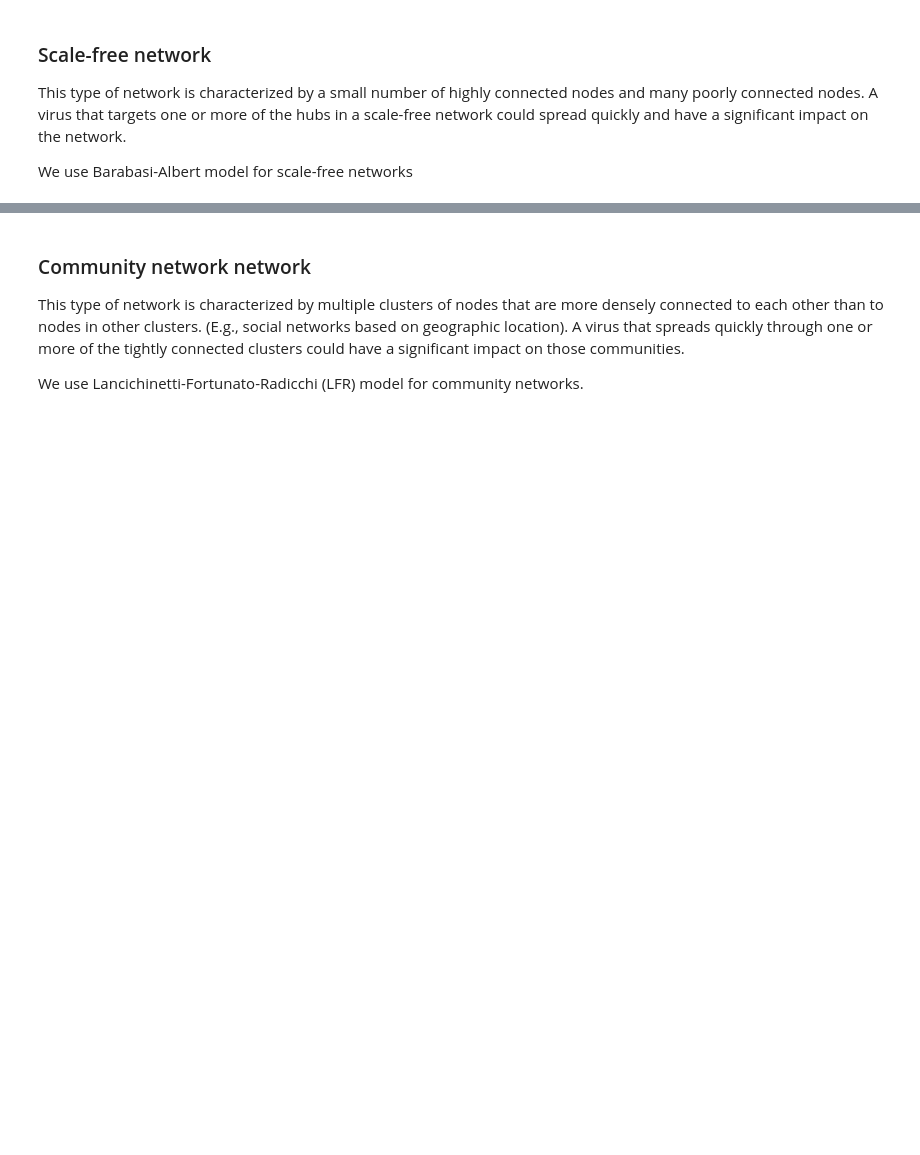
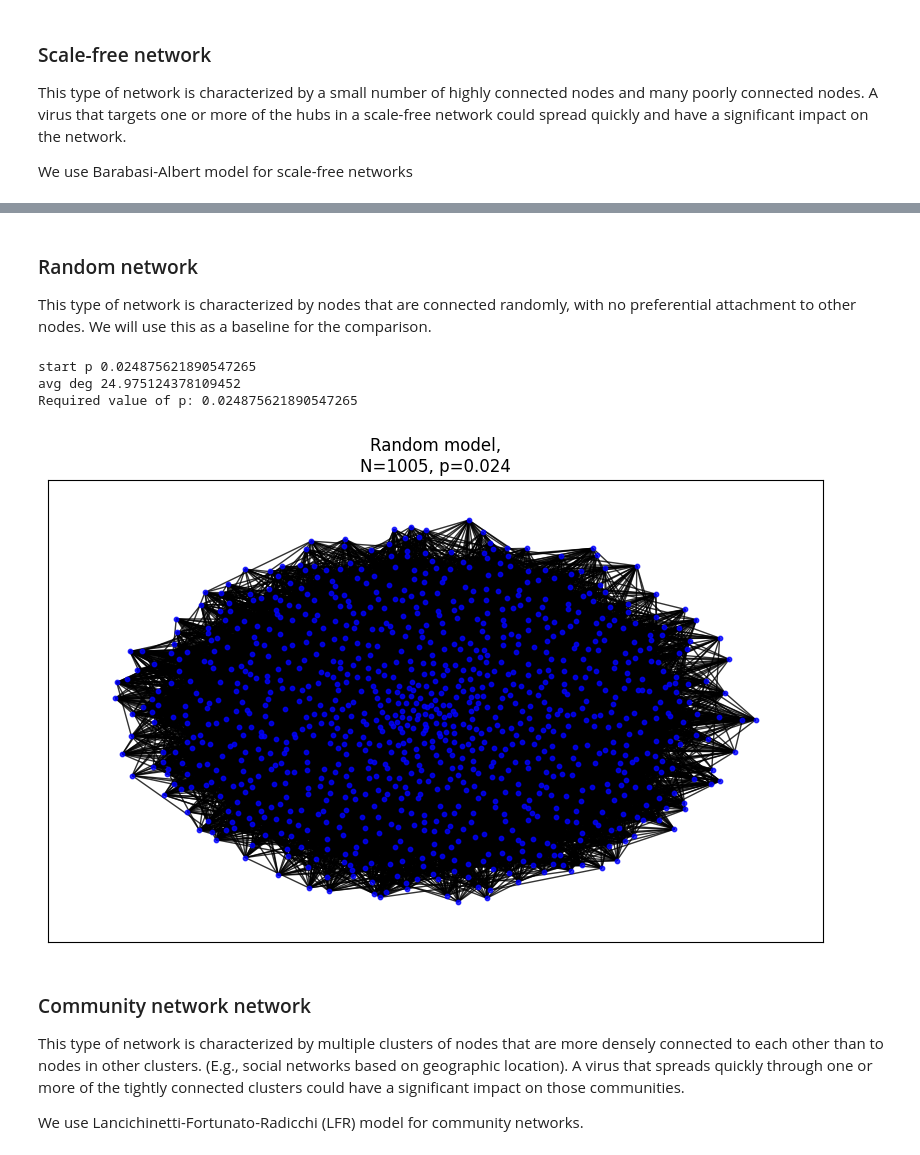
Before and after one commit to CopyKittyCode/sna_benchmarking, a Jupyter notebook: src/sna_benchmark.ipynb, the cells around one changed output, grey strips where cells are left out. Drawn from its saved outputs; the diff is of its cells as text; code cells hidden in the pictures; blank space fills up the shorter version.

```diff
--- a/src/sna_benchmark.ipynb
+++ b/src/sna_benchmark.ipynb
@@ -73,3 +144,62 @@ plt.show()
+# %% [markdown]
+### Random network
+
+This type of network is characterized by nodes that are connected randomly, with no preferential attachment to other nodes. We will use this as a baseline for the comparison.
+# %%
+#find the necessary p for the desired avg degree
+def find_p_for_avg_degree(N, avg_degree):
+    p = 25/N   # Starting value of p
+    print("start p", p)
+
+    while True:
+        network = nx.erdos_renyi_graph(N, p)
+        degrees = np.array(list(dict(network.degree()).values()))
+
+        # Calculate the avg degree of the generated network
+        calculated_avg_degree = np.mean(degrees)
+
+        if abs(calculated_avg_degree - avg_degree) < 1:
+            print ("avg deg", calculated_avg_degree)
+            break
+
+        p += 0.01  # Increment p for the next iteration
+
+    return p
+
+avg_degree = 25  # Desired average degree
+
+p = find_p_for_avg_degree(N, avg_degree)
+print("Required value of p:", p)
+# %% [output]
+start p 0.024875621890547265
+avg deg 24.975124378109452
+Required value of p: 0.024875621890547265
+# %%
+# Generate random network
+def generate_random_network(N):
+    p=0.024
+    """"
+    input:
+        N: Number of nodes
+        p: Probability of edge creation
+
+    output:
+        Random network
+    """
+    return(nx.gnp_random_graph(N, p))
+# %%
+random_network = generate_random_network(N)
+
+# Plot the graph
+plt.figure(figsize=(10, 6))
+
+# Draw the network with adjusted spacing and formatting
+pos = nx.spring_layout(sf_model, k=0.4, seed=42)  # Adjust the 'k' value for spacing
+nx.draw_networkx(random_network, pos=pos, with_labels=False, node_size=10, node_color='b', alpha=0.8)
+plt.title(f"Random model,\nN={N}, p={0.024}")
+plt.show()
+# %% [output]
+[figure, added]
 # %% [markdown]
 ### Community network network
 
```
Also changed, not shown: parts of 40 cells of this notebook, 1 other file.
